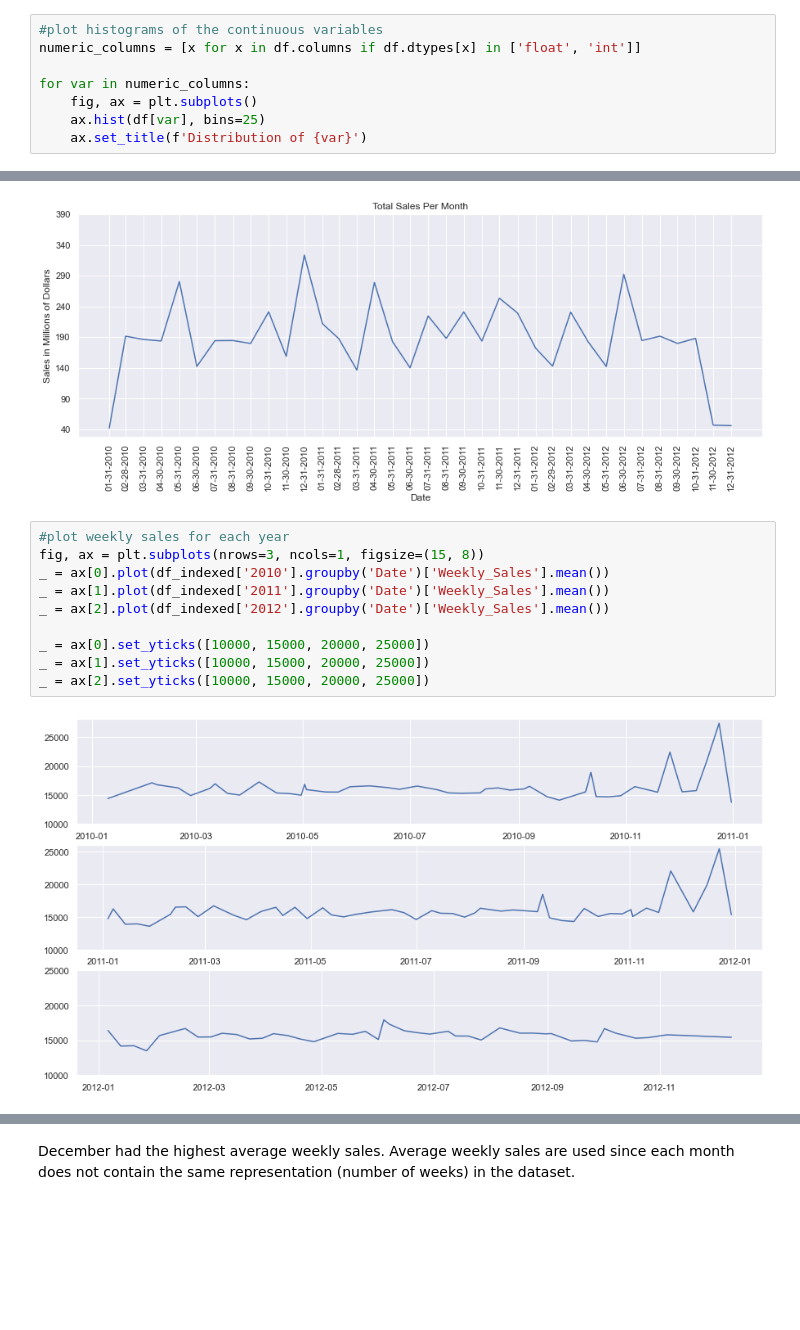
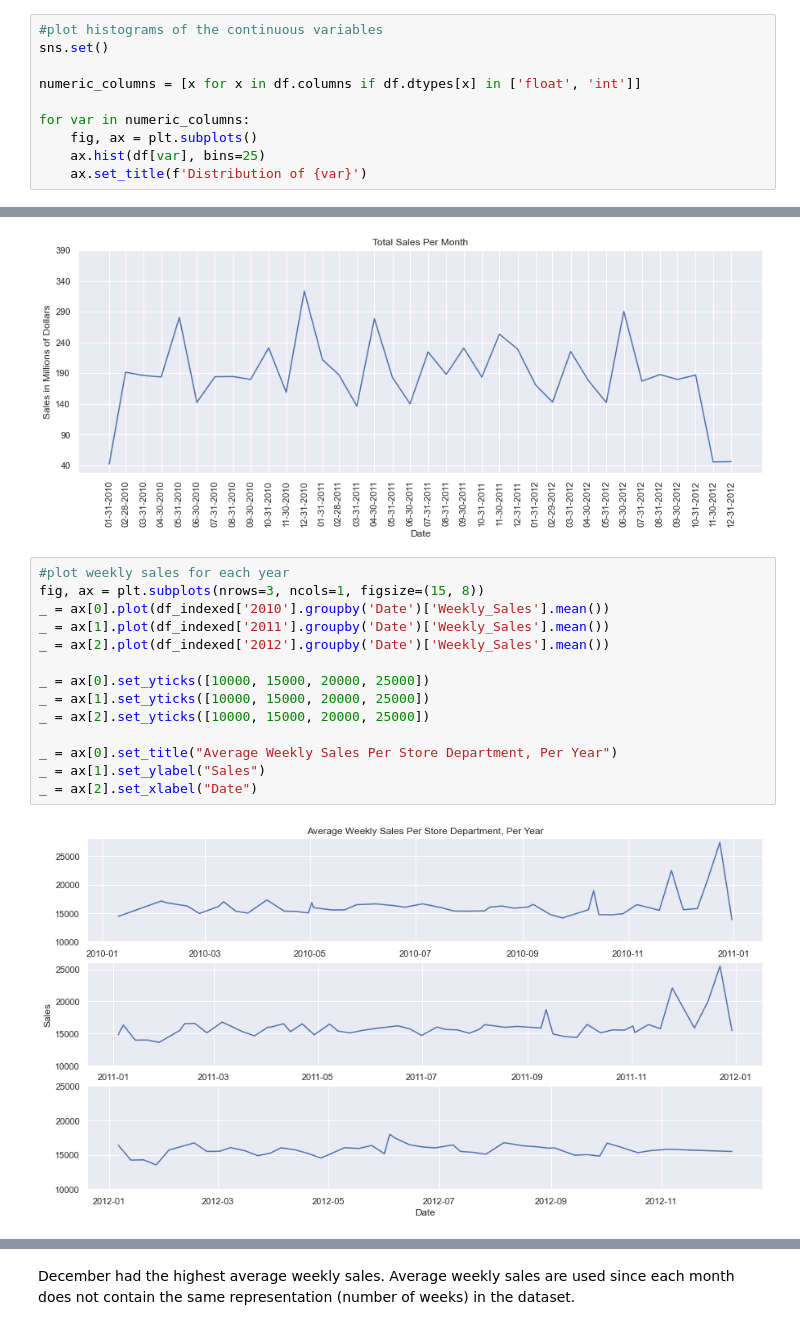
Before and after one commit to jamesdinardo/Retail-Forecasting, a Jupyter notebook: EDA.ipynb, the cells around one changed output, grey strips where cells are left out. Drawn from its saved outputs; the diff is of its cells as text; blank space fills up the shorter version.

Commit message:
added some axes labels and titles to plots for the readme

```diff
--- a/EDA.ipynb
+++ b/EDA.ipynb
@@ -61,5 +61,7 @@ df.describe().T
 # %%
 #plot histograms of the continuous variables
+sns.set()
+
 numeric_columns = [x for x in df.columns if df.dtypes[x] in ['float', 'int']]
 
 for var in numeric_columns:
@@ -322,15 +337,19 @@ _ = ax.set_yticks(np.arange(40.0, 400.0, 50.0))
 # %%
 #plot weekly sales for each year
 fig, ax = plt.subplots(nrows=3, ncols=1, figsize=(15, 8))
 _ = ax[0].plot(df_indexed['2010'].groupby('Date')['Weekly_Sales'].mean())
 _ = ax[1].plot(df_indexed['2011'].groupby('Date')['Weekly_Sales'].mean())
 _ = ax[2].plot(df_indexed['2012'].groupby('Date')['Weekly_Sales'].mean())
 
 _ = ax[0].set_yticks([10000, 15000, 20000, 25000])
 _ = ax[1].set_yticks([10000, 15000, 20000, 25000])
 _ = ax[2].set_yticks([10000, 15000, 20000, 25000])
+
+_ = ax[0].set_title("Average Weekly Sales Per Store Department, Per Year")
+_ = ax[1].set_ylabel("Sales")
+_ = ax[2].set_xlabel("Date")
 # %% [output]
-[figure, old version]
+[figure, new version]
 # %%
 df_indexed['2010'].groupby('Date')['Weekly_Sales'].mean()
 # %% [output]
```
Also changed, not shown: parts of 27 cells of this notebook.
